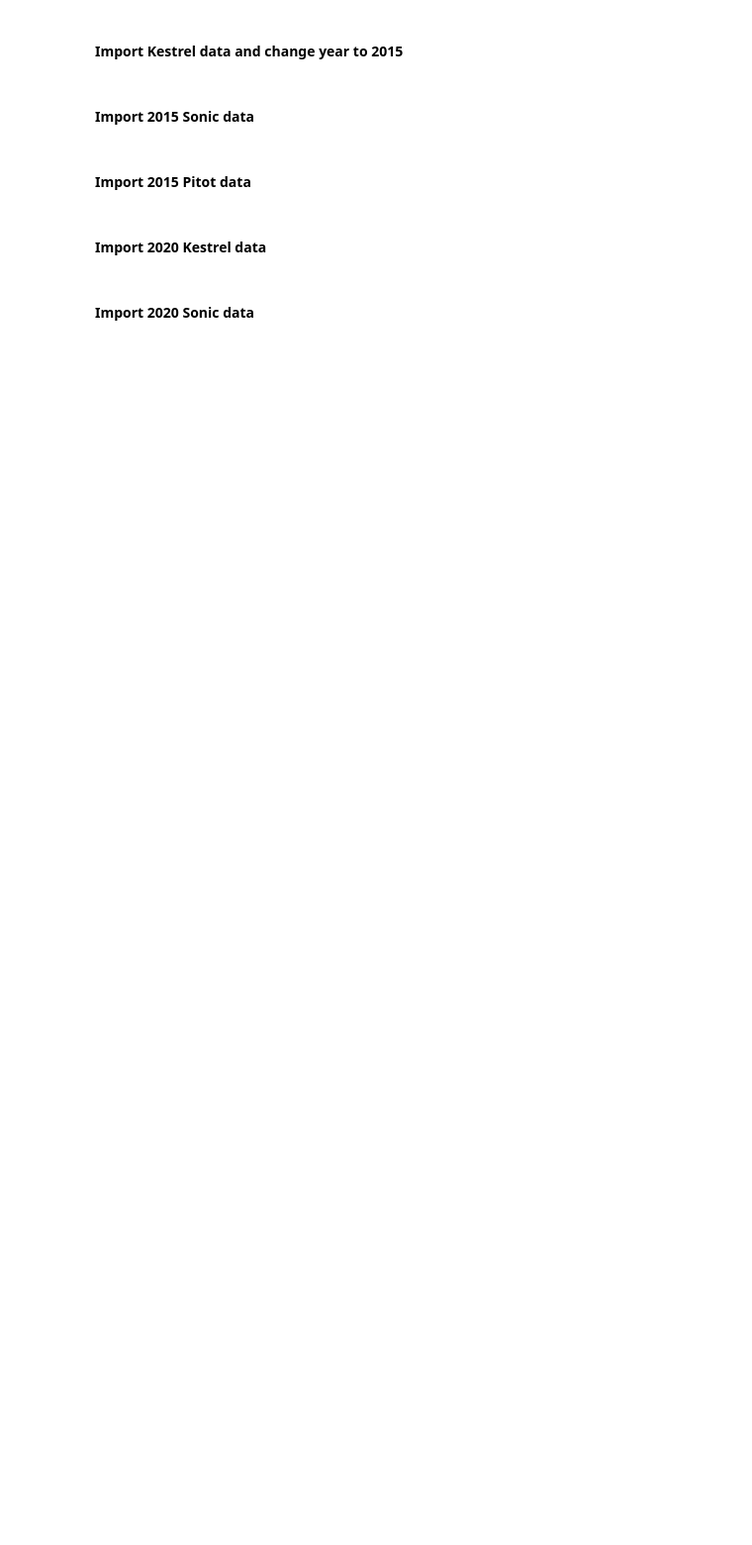
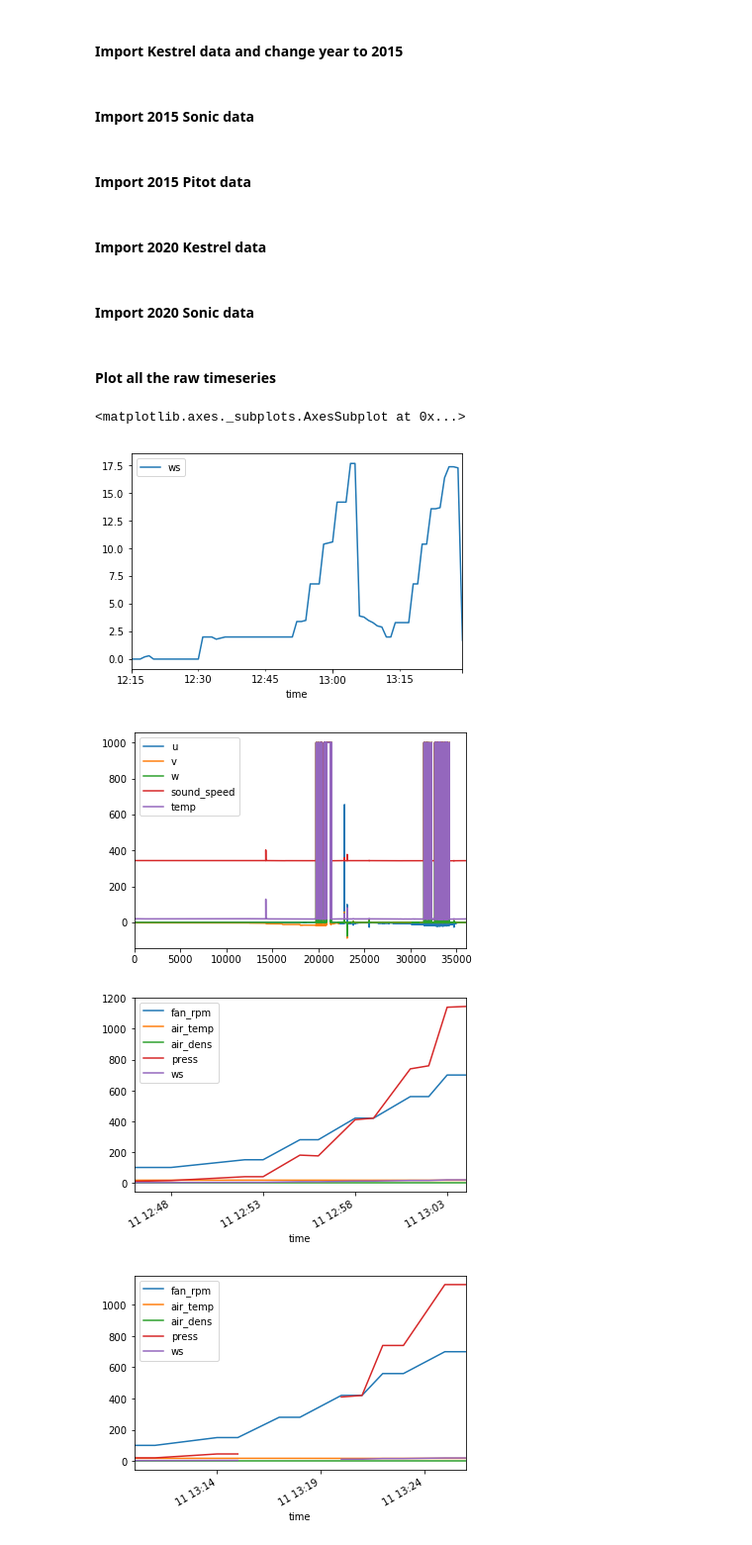
Before and after one commit to Pearl-Ayem/a303_course_work, a Jupyter notebook: Lab 8/Lab 8 analysis.ipynb, the cells around one changed output. Shown: that part at 99% size. Cells and saved outputs as stored; diff of their text form; code cells hidden in the pictures; blank space fills up the shorter version.

Commit message:
raw plots created

```diff
--- a/Lab 8/Lab 8 analysis.ipynb
+++ b/Lab 8/Lab 8 analysis.ipynb
@@ -19,19 +19,19 @@ son15.columns = ['u','v','w','sound_speed','temp']
 # %% [markdown]
 #### Import 2015 Pitot data
 # %%
-pit15_test1 = pd.read_csv('WindTunnelCalibration2015_test1.csv',header=0)
-pit15_test1.columns = ['time','fan_rpm','air_temp','air_dens','press','ws']
-pit15_test1['time']=pit15_test1['time'].apply((lambda x: pd.to_datetime(x[-5:])))
-pit15_test1['time']=pit15_test1['time'].apply((lambda x: x.replace(year=2015)))
-pit15_test1['time']=pit15_test1['time'].apply((lambda x: x.replace(month=3)))
-pit15_test1['time']=pit15_test1['time'].apply((lambda x: x.replace(day=11)))
+pit15_1 = pd.read_csv('WindTunnelCalibration2015_test1.csv',header=0)
+pit15_1.columns = ['time','fan_rpm','air_temp','air_dens','press','ws']
+pit15_1['time']=pit15_1['time'].apply((lambda x: pd.to_datetime(x[-5:])))
+pit15_1['time']=pit15_1['time'].apply((lambda x: x.replace(year=2015)))
+pit15_1['time']=pit15_1['time'].apply((lambda x: x.replace(month=3)))
+pit15_1['time']=pit15_1['time'].apply((lambda x: x.replace(day=11)))
 # %%
-pit15_test2=pd.read_csv('WindTunnelCalibration2015_test2.csv',header=0)
-pit15_test2.columns = ['time','fan_rpm','air_temp','air_dens','press','ws']
-pit15_test2['time']=pit15_test2['time'].apply((lambda x: pd.to_datetime(x[-5:])))
-pit15_test2['time']=pit15_test2['time'].apply((lambda x: x.replace(year=2015)))
-pit15_test2['time']=pit15_test2['time'].apply((lambda x: x.replace(month=3)))
-pit15_test2['time']=pit15_test2['time'].apply((lambda x: x.replace(day=11)))
+pit15_2=pd.read_csv('WindTunnelCalibration2015_test2.csv',header=0)
+pit15_2.columns = ['time','fan_rpm','air_temp','air_dens','press','ws']
+pit15_2['time']=pit15_2['time'].apply((lambda x: pd.to_datetime(x[-5:])))
+pit15_2['time']=pit15_2['time'].apply((lambda x: x.replace(year=2015)))
+pit15_2['time']=pit15_2['time'].apply((lambda x: x.replace(month=3)))
+pit15_2['time']=pit15_2['time'].apply((lambda x: x.replace(day=11)))
 # %% [markdown]
 #### Import 2020 Kestrel data
 # %%
@@ -42,3 +42,18 @@ kes20.columns = ['time','ws']
 # %%
 son20 = pd.read_csv('sonic_2020.csv', header=None)
 son20.columns = ['u','v','w','sound_speed','temp']
+# %% [markdown]
+#### Plot all the raw timeseries
+# %%
+kes15.plot(x='time',y='ws')
+son15.plot()
+pit15_1.plot(x='time')
+pit15_2.plot(x='time')
+kes20.plot(x='time',y='ws')
+son20.plot()
+# %% [output]
+<matplotlib.axes._subplots.AxesSubplot at 0x...>
+[figure, added]
+[figure, added]
+[figure, added]
+[figure, added]
```
Also changed, not shown: parts of 1 cell of this notebook, 2 other files.
